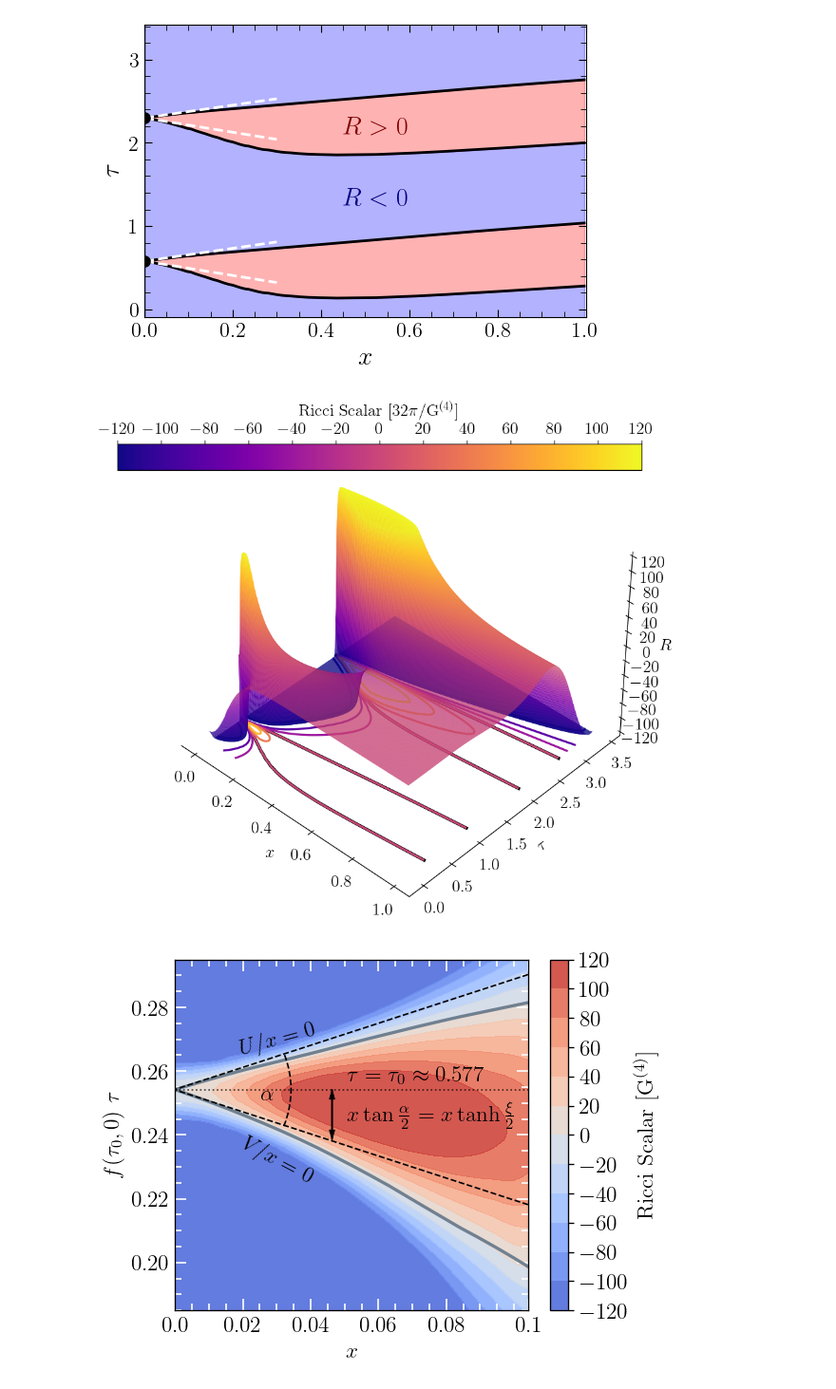
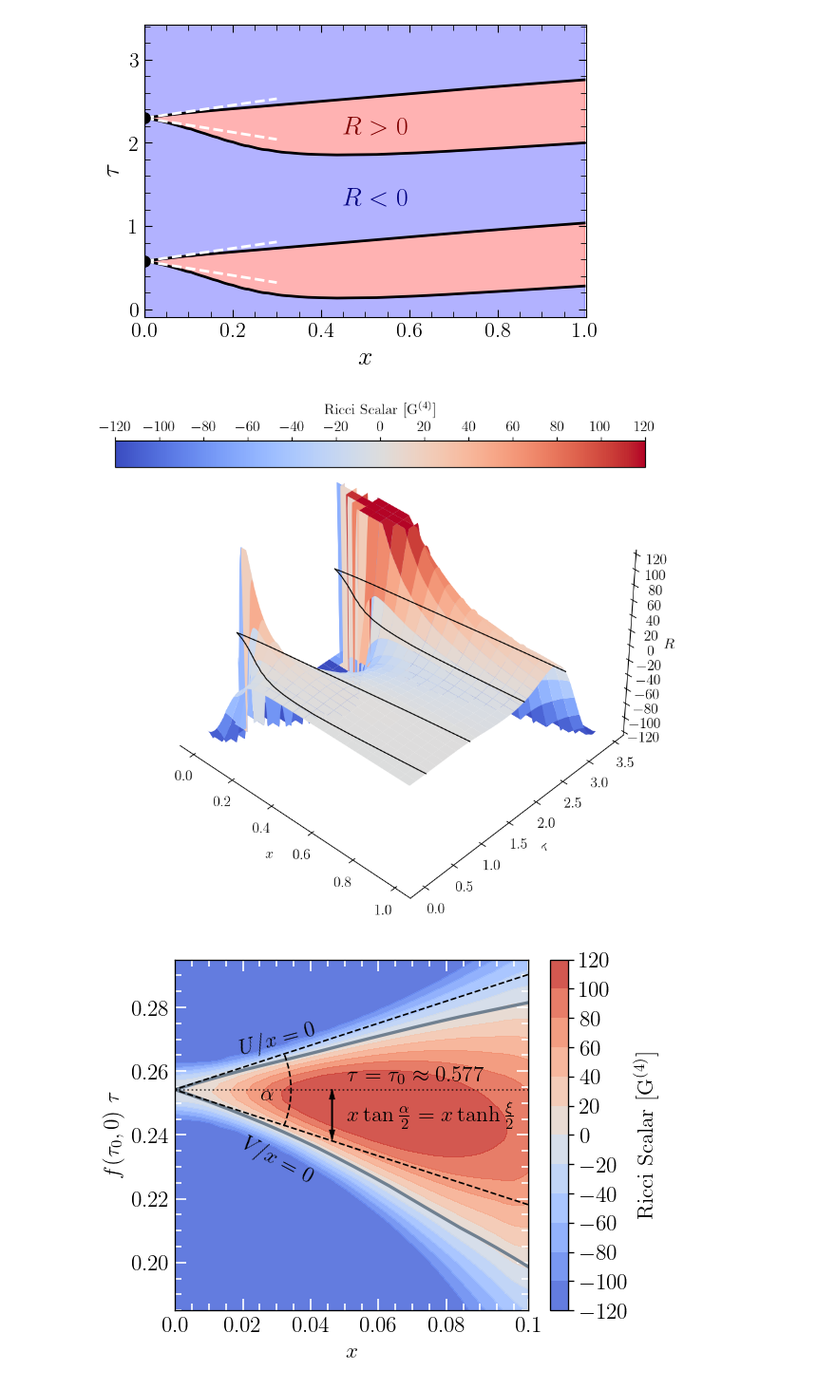
Before and after one commit to flecker96/critcoll_anyD, a Jupyter notebook: plots/SpacetimeCrystalFE.ipynb, the cells around one changed output. Shown at 95% size. Saved outputs shown, nothing was run; the diff lists cells and outputs as text; code cells hidden in the pictures.

Commit message:
update plotFE

```diff
--- a/plots/SpacetimeCrystalFE.ipynb
+++ b/plots/SpacetimeCrystalFE.ipynb
@@ -86,7 +86,7 @@ from mpl_toolkits.axes_grid1 import make_axes_locatable
 # LaTeX font
 plt.rcParams.update({
     "text.usetex": True,
-    'font.size': 16
+    'font.size': 14
     })
 
 
@@ -111,7 +111,8 @@ Z = z.reshape(grid_shape)
 
 
 # Clip the Z values to be within a specified range
-Z_clipped =  gaussian_filter(np.clip(Z, -120, 120),sigma=2)
+#Z_clipped =  gaussian_filter(np.clip(Z, -120, 120),sigma=2)
+Z_clipped =  np.clip(gaussian_filter(Z,sigma=2), -120, 120)
 
 # Create figure and 3D axis
 fig = plt.figure(figsize=(16, 10), dpi=120)
@@ -120,19 +121,23 @@ ax = fig.add_subplot(111, projection='3d')
 # Define discrete levels for color mapping
 levels = np.linspace(-120, 120, 13)
 
-cmap = plt.get_cmap("plasma")
+cmap = plt.get_cmap("coolwarm")
 #norm = BoundaryNorm(levels, ncolors=cmap.N, clip=True)
 
 # Plot the high-resolution 3D surface with lighting and improved colormap
 #surface = ax.plot_surface(X, Y, Z_clipped, cmap="jet", rstride=1, cstride=1, alpha=1, norm=norm, edgecolor="none", shade=True)
-surface = ax.plot_surface(X, Y, Z_clipped, cmap="plasma", rstride=1, cstride=1, alpha=1, edgecolor="none", shade=True)
+#ax.plot_wireframe(X,Y,Z_clipped,rstride=20,cstride=20,edgecolors='grey',lw=0.5)
+
+#ax.plot_surface(X, Y, Z_clipped, cmap="coolwarm", rstride=20, cstride=20, alpha=1, edgecolors='black', lw=0.5, shade=True)
+
+surface = ax.plot_surface(X, Y, Z_clipped, cmap="coolwarm", rstride=20, cstride=20, alpha=1, edgecolors='none', lw=0.5, shade=True)
 
 
 # Add lighting for a better visual effect
-ax.plot_surface(X, Y, Z_clipped, cmap="plasma", edgecolor="none", rstride=1, cstride=1, alpha=0.2, shade=True)
+#ax.plot_surface(X, Y, Z_clipped, cmap="coolwarm", edgecolor="none", rstride=1, cstride=1, alpha=0.2, shade=True)
 
 # Project the surface onto the x-y plane by setting Z to 0
-ax.contour(X, Y, Z_clipped, zdir='z', offset=-120, cmap="plasma",alpha=1, linewidths=2)
+#ax.contour(X, Y, Z_clipped, zdir='z', offset=-120, cmap="coolwarm",alpha=1, linewidths=2)
 
 # Add color bar with label on top
 
@@ -142,7 +147,7 @@ ax.contour(X, Y, Z_clipped, zdir='z', offset=-120, cmap="plasma",alpha=1, linewi
 
 # Create the horizontal color bar and position it on top of the plot
 cbar = fig.colorbar(surface, ax=ax, orientation='horizontal', pad=0.1, fraction=0.04, ticks=levels)
-cbar.set_label(r'$\rm Ricci~Scalar~[32\pi /G^{(4)}]$', labelpad=6)
+cbar.set_label(r'$\rm Ricci~Scalar~[G^{(4)}]$', labelpad=6)
 cbar.ax.xaxis.set_label_position('top')  # Move label to the top
 cbar.ax.xaxis.set_ticks_position('top')
 
@@ -164,38 +169,38 @@ ax.xaxis.set_major_locator(plt.MultipleLocator(0.2))
 ax.yaxis.set_major_locator(plt.MultipleLocator(0.5))
 ax.zaxis.set_major_locator(plt.MultipleLocator(20))
 
 #ax.xaxis.set_minor_locator(AutoMinorLocator(5))  # Add 5 minor ticks between each major tick on x-axis
 #ax.yaxis.set_minor_locator(AutoMinorLocator(5))  # Add 5 minor ticks between each major tick on y-axis
 #ax.zaxis.set_minor_locator(AutoMinorLocator(5))  # Add 5 minor ticks between each major tick on z-axis
 
 # Set tick parameters: make minor ticks shorter than major ticks
 ax.tick_params(axis='both', which='major', length=7, width=1.5)  # Major ticks: longer and thicker
 #ax.tick_params(axis='both', which='minor', length=4, width=1)    # Minor ticks: shorter and thinner
 
-ax.plot(branch1[:,0], branch1[:,1], -120, color="black", linewidth=3,zorder=2)
-ax.plot(branch2[:,0], branch2[:,1], -120, color="black", linewidth=3,zorder=2)
-ax.plot(branch3[:,0], branch3[:,1], -120, color="black", linewidth=3,zorder=2)
-ax.plot(branch4[:,0], branch4[:,1], -120, color="black", linewidth=3,zorder=2)
+ax.plot(branch1[:,0], branch1[:,1], 0, color="black", linewidth=1,zorder=3)
+ax.plot(branch2[:,0], branch2[:,1], 0, color="black", linewidth=1,zorder=3)
+ax.plot(branch3[:,0], branch3[:,1], 0, color="black", linewidth=1,zorder=3)
+ax.plot(branch4[:,0], branch4[:,1], 0, color="black", linewidth=1,zorder=3)
 
 ax.set_xlabel(r'$x$')
 ax.set_ylabel(r'$\tau$')
 #ax.set_zlabel(r'$R$')
 
 # Adjust the z-axis label to appear at the top
 ax.set_zlabel(r'$R$', labelpad=1)  # Increase labelpad to push it up
 ax.zaxis.label.set_rotation(0)  # Set label rotation to 0 for vertical alignment
 ax.zaxis.label.set_va('bottom')  # Align label at the bottom of the text box (top of the axis)
 
 # Change the viewing angle so that negative x-values are on the left
 #ax.view_init(elev=40, azim=-40)  # Adjust elev and azim as needed
 ax.view_init(elev=40, azim=-47)  # Adjust elev and azim as needed
 #plt.show()
 # Show the plot
 #plt.tight_layout()
 #fig.subplots_adjust(left=0.1, right=0.9, bottom=0.1, top=0.85)  # Adjust these values as needed
 plt.savefig("Ricci4D.png",dpi=200,bbox_inches='tight')
 # %% [output]
-[figure, old version]
+[figure, new version]
 # %%
 import numpy as np
 import matplotlib.pyplot as plt
```
